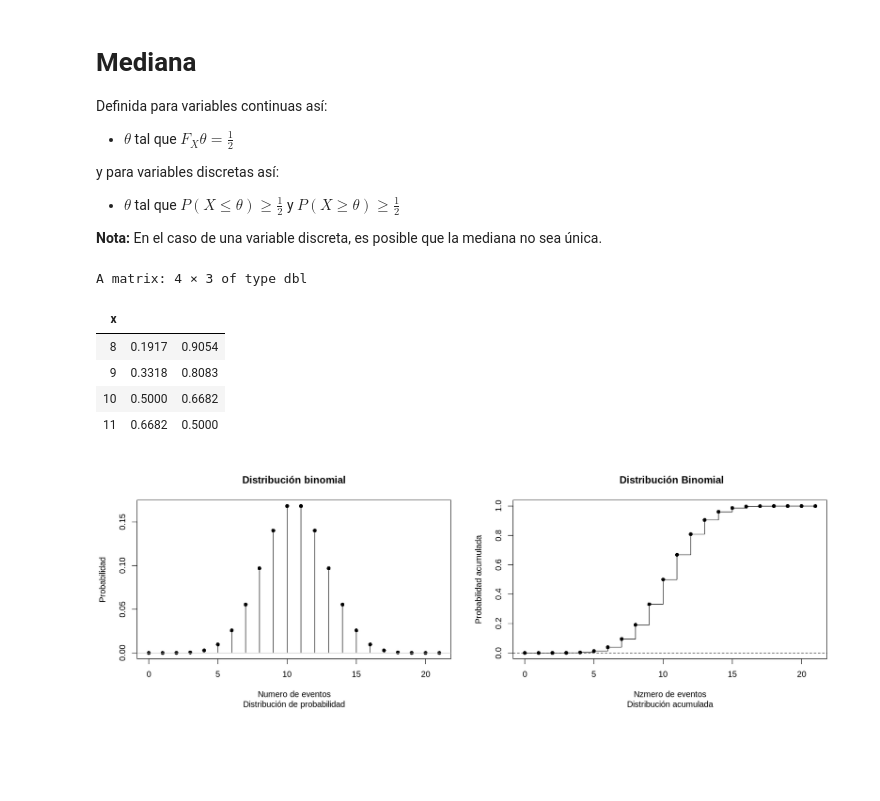
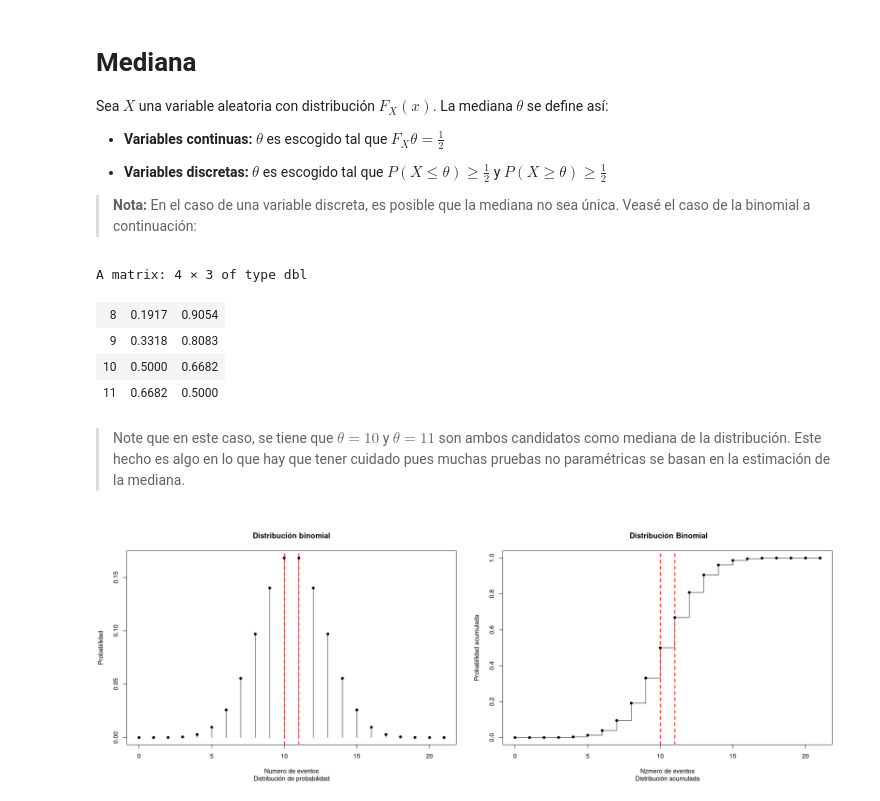
Before and after one commit to Mendivenson/nonparametrical-statistical-methods, a Jupyter notebook: 1) Test del signo.ipynb, the cells around one changed output. Saved outputs shown, nothing was run; the diff lists cells and outputs as text; code cells hidden in the pictures; blank space fills up the shorter version.

```diff
--- a/1) Test del signo.ipynb
+++ b/1) Test del signo.ipynb
@@ -1,44 +32,43 @@
 # %% [markdown]
 # Mediana
 
-Definida para variables continuas así:
+Sea $X$ una variable aleatoria con distribución $F_{X}(x)$. La mediana $\theta$ se define así:
 
-- $\theta$ tal que $F_X{\theta} = \frac{1}{2}$
+- **Variables continuas:** $\theta$ es escogido tal que $F_X{\theta} = \frac{1}{2}$
 
-y para variables discretas así:
+- **Variables discretas:** $\theta$ es escogido tal que $P(X  \leq \theta) \geq \frac{1}{2}$ y $P(X  \geq \theta) \geq \frac{1}{2}$
 
-- $\theta$ tal que $P(X  \leq \theta) \geq \frac{1}{2}$ y $P(X  \geq \theta) \geq \frac{1}{2}$
 
-**Nota:** En el caso de una variable discreta, es posible que la mediana no sea única.
+> **Nota:** En el caso de una variable discreta, es posible que la mediana no sea única. Veasé el caso de la binomial a continuación:
 # %%
-n=21
-p=0.5
-x=seq(0, n, by=1)
-prob_acum=pbinom(x, n, p)                         # P (X<= x)
-prob_acum2=pbinom(x-1, n, p, lower.tail=FALSE)    # P (X>=x)
-cbind(x, round(prob_acum,4), round(prob_acum2,4))[9:12,]
+n=21; p=0.5
+prob_acum=pbinom(0:n, n, p)                           # P (X<= x)
+prob_acum2=pbinom((0:n)-1, n, p, lower.tail=FALSE)    # P (X>=x)
+ProbAcu = cbind(0:n, round(prob_acum,4), round(prob_acum2,4))
+ProbAcu[9:12,]
 # %% [output]
 A matrix: 4 × 3 of type dbl
-| x |  |  |
 | 8 | 0.1917 | 0.9054 |
 | 9 | 0.3318 | 0.8083 |
 | 10 | 0.5000 | 0.6682 |
 | 11 | 0.6682 | 0.5000 |
+# %% [markdown]
+> Note que en este caso, se tiene que $\theta = 10$ y $\theta = 11$ son ambos candidatos como mediana de la distribución. Este hecho es algo en lo que hay que tener cuidado pues muchas pruebas no paramétricas se basan en la estimación de la mediana.
 # %%
-options(repr.plot.width=15, repr.plot.height=5)
+options(repr.plot.width=20, repr.plot.height=7)
 par(mfrow = c(1,2))
 plot(x, dbinom(x, size=n, prob=p), xlab="Numero de eventos",
      ylab="Probabilidad", main="Distribución binomial", type="h",
      sub = 'Distribución de probabilidad')
 points(x, dbinom(x, size=n, prob=p), pch=16, col=1)
-abline(h=0, col="grey")
+abline(v=c(10,11), col='red', lty=2, lwd = 2)
 x <- rep(x, rep(2, length(x)))
 plot(x[-1], pbinom(x, size=n, prob=p)[-length(x)], xlab="Nzmero de eventos",
      ylab="Probabilidad acumulada", main=" Distribución Binomial", type="l",
      sub = 'Distribución acumulada')
-abline(h=0, col=1, lty=2)
+abline(v=c(10,11), col='red', lty=2, lwd = 2)
 x <- 0:n
 points(x, pbinom(x, size=n, prob=p), pch=16)
 # %% [output]
-[figure, old version]
+[figure, new version]
 # %% [markdown]
```
Also changed, not shown: parts of 5 cells of this notebook.
